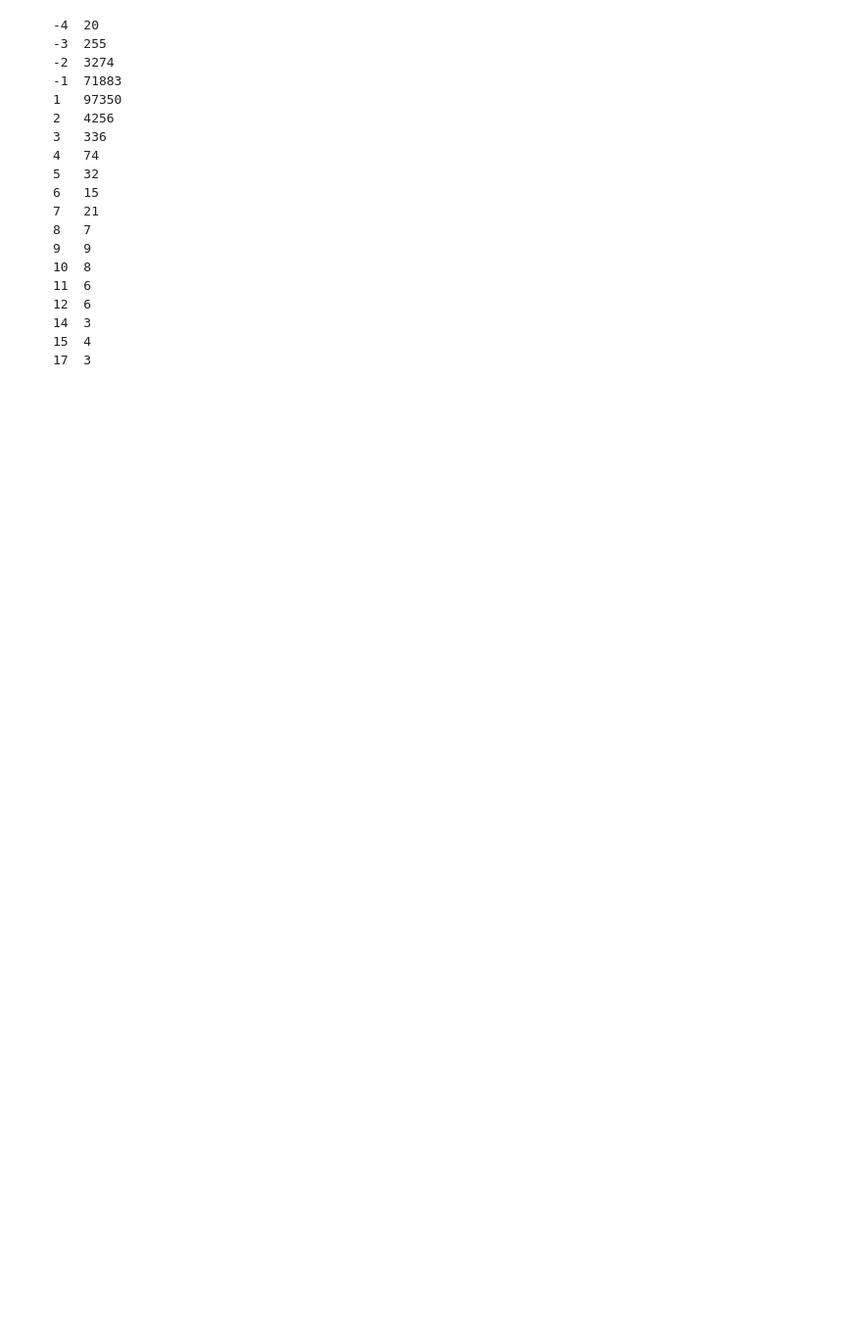
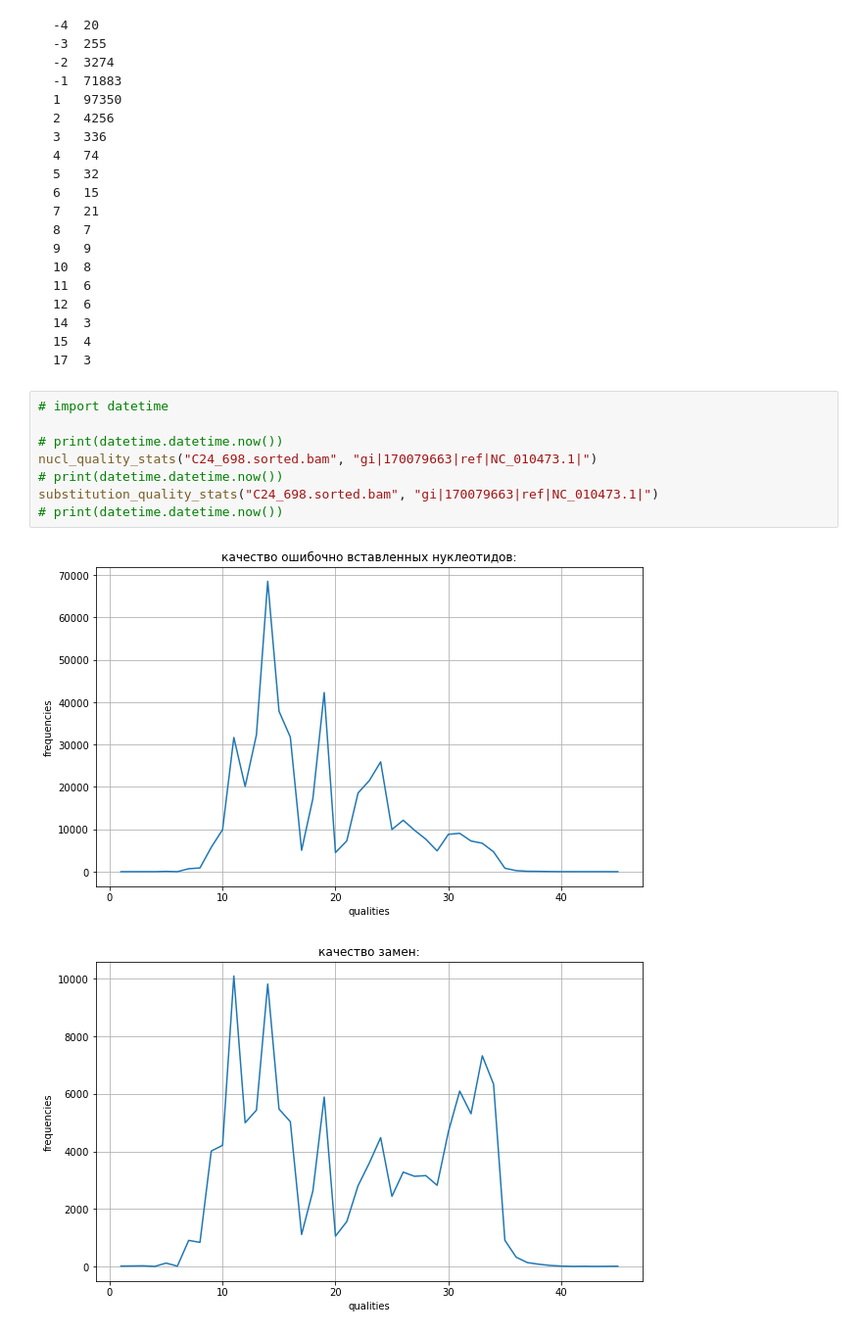
Before and after one commit to yegorov-boris/ngs, a Jupyter notebook: hw2/hw2.ipynb, the cells around one changed output. Shown: that part at 98% size. Saved outputs shown, nothing was run; the diff lists cells and outputs as text; blank space fills up the shorter version.

```diff
--- a/hw2/hw2.ipynb
+++ b/hw2/hw2.ipynb
@@ -559,3 +568,14 @@ length | number of sites
 15	4
 17	3
 </pre>
+# %%
+# import datetime
+
+# print(datetime.datetime.now())
+nucl_quality_stats("C24_698.sorted.bam", "gi|170079663|ref|NC_010473.1|")
+# print(datetime.datetime.now())
+substitution_quality_stats("C24_698.sorted.bam", "gi|170079663|ref|NC_010473.1|")
+# print(datetime.datetime.now())
+# %% [output]
+[figure, added]
+[figure, added]
```
Also changed, not shown: parts of 4 cells of this notebook.
